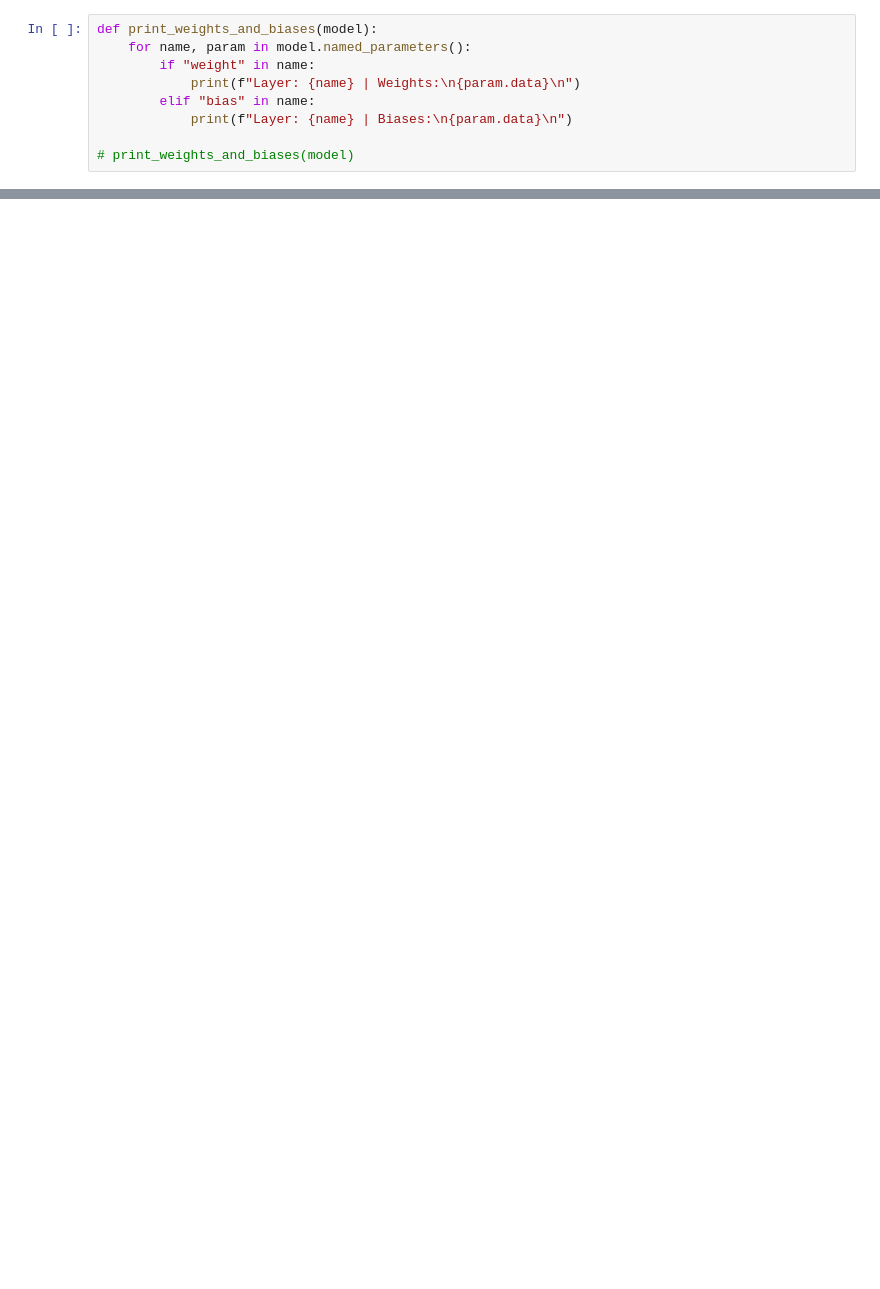
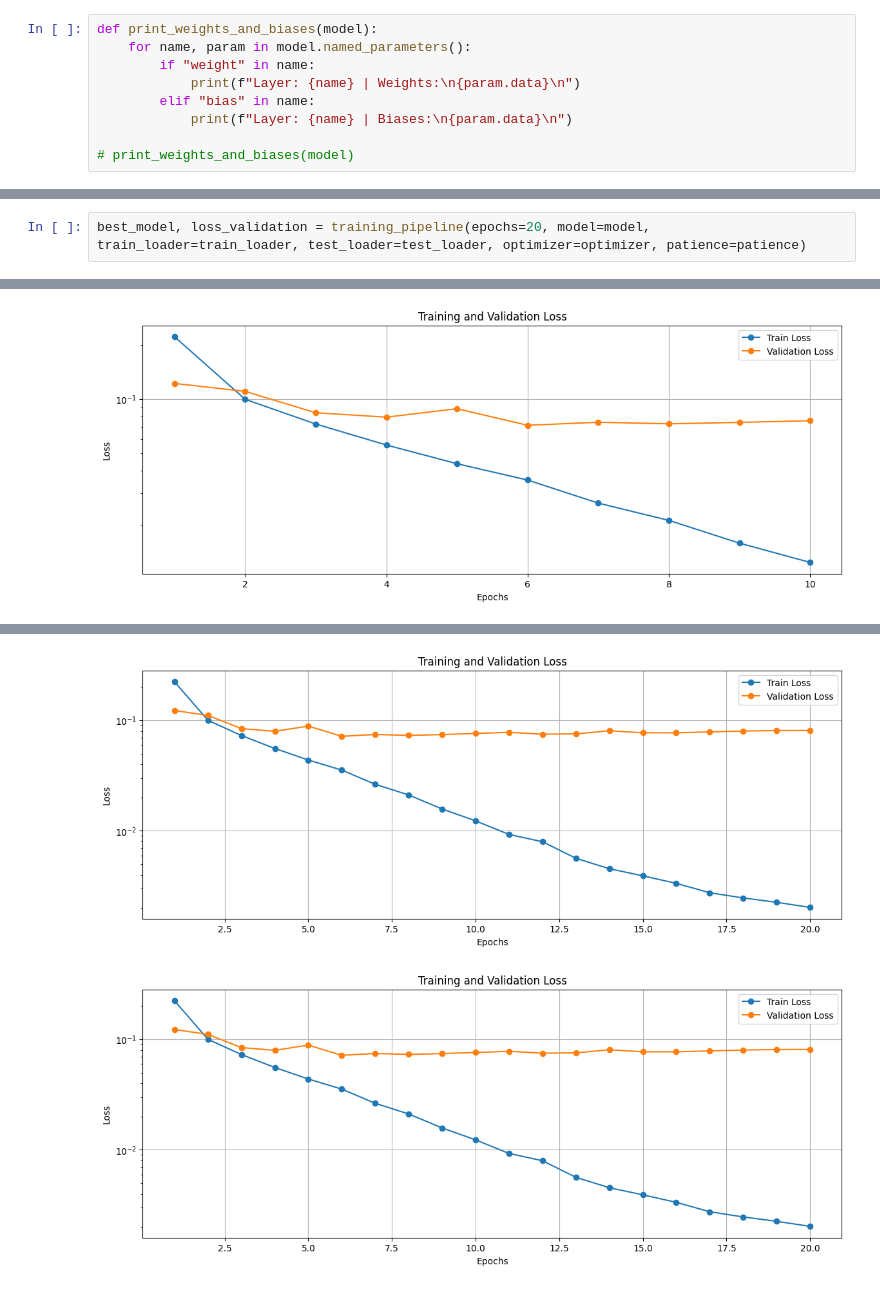
Before and after one commit to Antoinelunven/Bayesian_ML, a Jupyter notebook: Projet_PAC_Bayes.ipynb, the cells around one changed output, grey strips where cells are left out. Saved outputs shown, nothing was run; the diff lists cells and outputs as text; blank space fills up the shorter version.

```diff
--- a/Projet_PAC_Bayes.ipynb
+++ b/Projet_PAC_Bayes.ipynb
@@ -257,0 +271,3 @@ Early stopping triggered after 20 epochs with no improvement.
+# %%
+best_model, loss_validation = training_pipeline(epochs=20, model=model, train_loader=train_loader, test_loader=test_loader, optimizer=optimizer, patience=patience)
+# %% [output]
@@ -257,0 +290 @@ Early stopping triggered after 20 epochs with no improvement.
+[figure, added]
@@ -257,0 +301,2 @@ Early stopping triggered after 20 epochs with no improvement.
+[figure, added]
+[figure, added]
```
Also changed, not shown: parts of 9 cells of this notebook.
